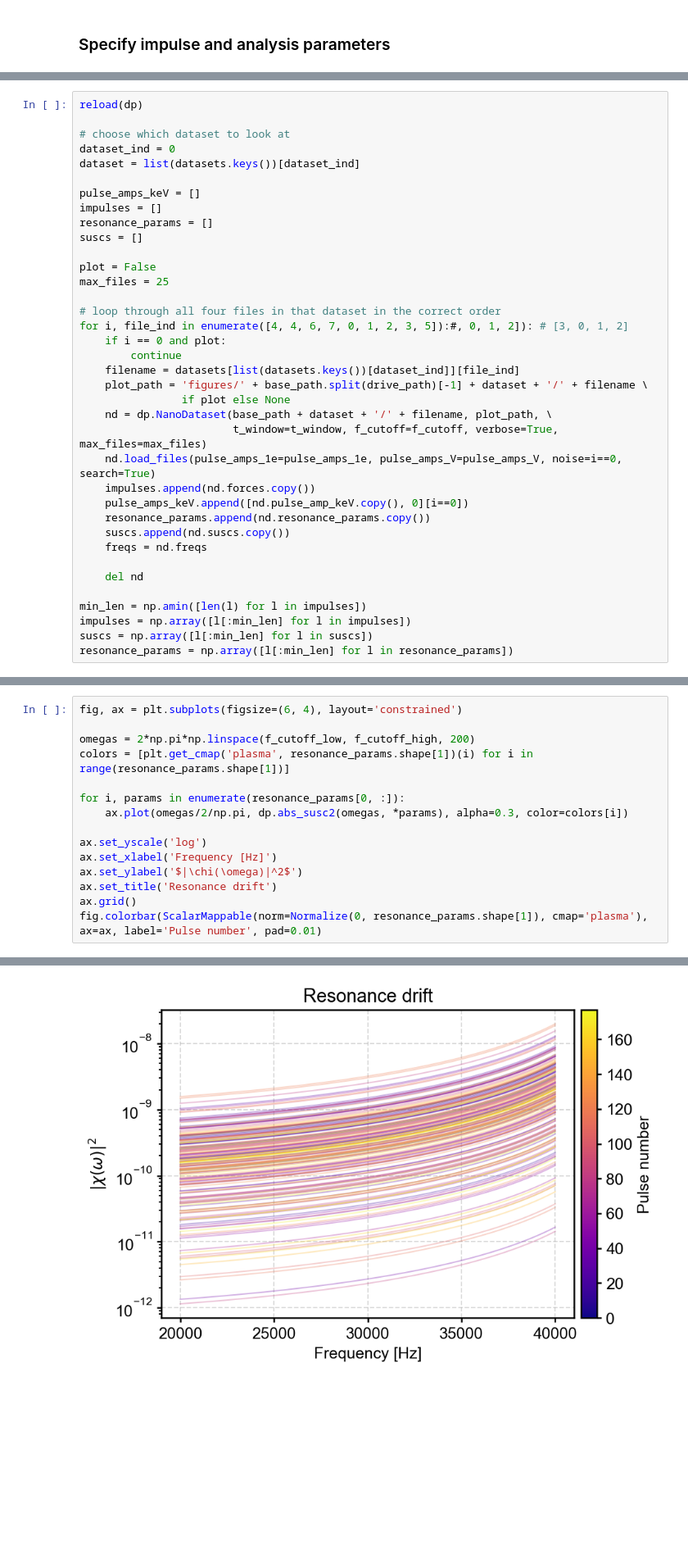
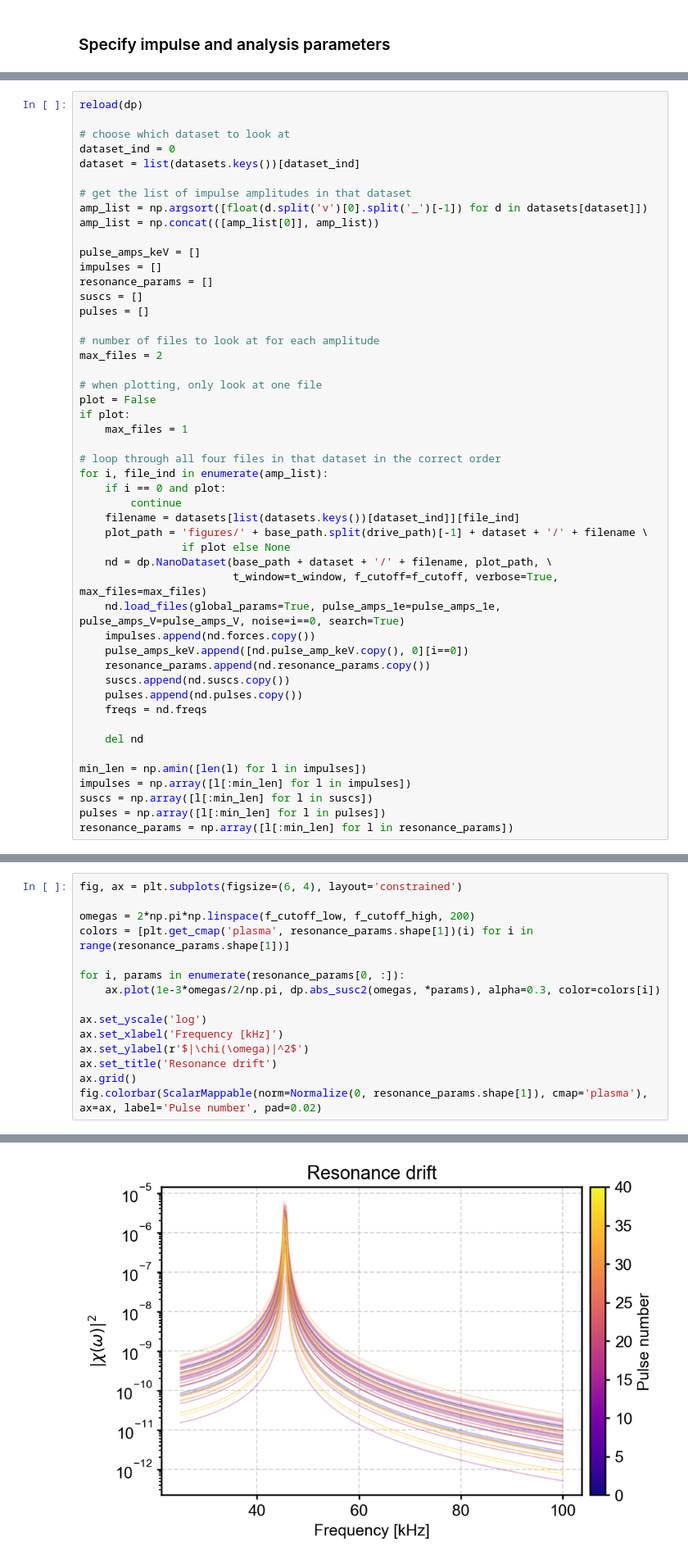
Before and after one commit to clarkehardy/nanospheres, a Jupyter notebook: calibration.ipynb, the cells around one changed output, grey strips where cells are left out. Shown at 82% size. Cells and saved outputs as stored; diff of their text form; blank space fills up the shorter version.

```diff
--- a/calibration.ipynb
+++ b/calibration.ipynb
@@ -81,16 +81,26 @@ reload(dp)
 dataset_ind = 0
 dataset = list(datasets.keys())[dataset_ind]
 
+# get the list of impulse amplitudes in that dataset
+amp_list = np.argsort([float(d.split('v')[0].split('_')[-1]) for d in datasets[dataset]])
+amp_list = np.concat(([amp_list[0]], amp_list))
+
 pulse_amps_keV = []
 impulses = []
 resonance_params = []
 suscs = []
+pulses = []
 
+# number of files to look at for each amplitude
+max_files = 2
+
+# when plotting, only look at one file
 plot = False
-max_files = 25
+if plot:
+    max_files = 1
 
 # loop through all four files in that dataset in the correct order
-for i, file_ind in enumerate([4, 4, 6, 7, 0, 1, 2, 3, 5]):#, 0, 1, 2]): # [3, 0, 1, 2]
+for i, file_ind in enumerate(amp_list):
     if i == 0 and plot:
         continue
     filename = datasets[list(datasets.keys())[dataset_ind]][file_ind]
@@ -98,11 +108,12 @@ for i, file_ind in enumerate([4, 4, 6, 7, 0, 1, 2, 3, 5]):#, 0, 1, 2]): # [3, 0,
                 if plot else None
     nd = dp.NanoDataset(base_path + dataset + '/' + filename, plot_path, \
                         t_window=t_window, f_cutoff=f_cutoff, verbose=True, max_files=max_files)
-    nd.load_files(pulse_amps_1e=pulse_amps_1e, pulse_amps_V=pulse_amps_V, noise=i==0, search=True)
+    nd.load_files(global_params=True, pulse_amps_1e=pulse_amps_1e, pulse_amps_V=pulse_amps_V, noise=i==0, search=True)
     impulses.append(nd.forces.copy())
     pulse_amps_keV.append([nd.pulse_amp_keV.copy(), 0][i==0])
     resonance_params.append(nd.resonance_params.copy())
     suscs.append(nd.suscs.copy())
+    pulses.append(nd.pulses.copy())
     freqs = nd.freqs
 
     del nd
@@ -110,6 +121,7 @@ for i, file_ind in enumerate([4, 4, 6, 7, 0, 1, 2, 3, 5]):#, 0, 1, 2]): # [3, 0,
 min_len = np.amin([len(l) for l in impulses])
 impulses = np.array([l[:min_len] for l in impulses])
 suscs = np.array([l[:min_len] for l in suscs])
+pulses = np.array([l[:min_len] for l in pulses])
 resonance_params = np.array([l[:min_len] for l in resonance_params])
 # %% [output]
 Loading file 1...
@@ -182,18 +166,18 @@ Text(0.5, 0.98, 'Resonance parameter drift')
 # %%
 fig, ax = plt.subplots(figsize=(6, 4), layout='constrained')
 
 omegas = 2*np.pi*np.linspace(f_cutoff_low, f_cutoff_high, 200)
 colors = [plt.get_cmap('plasma', resonance_params.shape[1])(i) for i in range(resonance_params.shape[1])]
 
 for i, params in enumerate(resonance_params[0, :]):
-    ax.plot(omegas/2/np.pi, dp.abs_susc2(omegas, *params), alpha=0.3, color=colors[i])
+    ax.plot(1e-3*omegas/2/np.pi, dp.abs_susc2(omegas, *params), alpha=0.3, color=colors[i])
 
 ax.set_yscale('log')
-ax.set_xlabel('Frequency [Hz]')
-ax.set_ylabel('$|\chi(\omega)|^2$')
+ax.set_xlabel('Frequency [kHz]')
+ax.set_ylabel(r'$|\chi(\omega)|^2$')
 ax.set_title('Resonance drift')
 ax.grid()
-fig.colorbar(ScalarMappable(norm=Normalize(0, resonance_params.shape[1]), cmap='plasma'), ax=ax, label='Pulse number', pad=0.01)
+fig.colorbar(ScalarMappable(norm=Normalize(0, resonance_params.shape[1]), cmap='plasma'), ax=ax, label='Pulse number', pad=0.02)
 # %% [output]
 <matplotlib.colorbar.Colorbar at 0x...>
-[figure, old version]
+[figure, new version]
```
Also changed, not shown: parts of 23 cells of this notebook, 1 other file.
